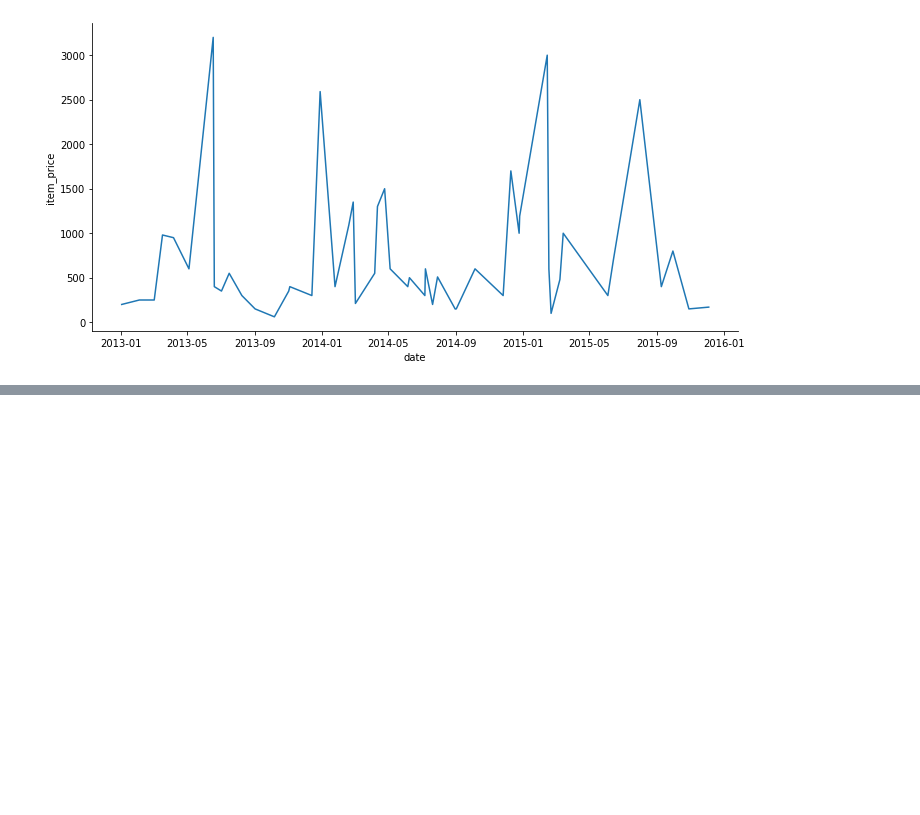
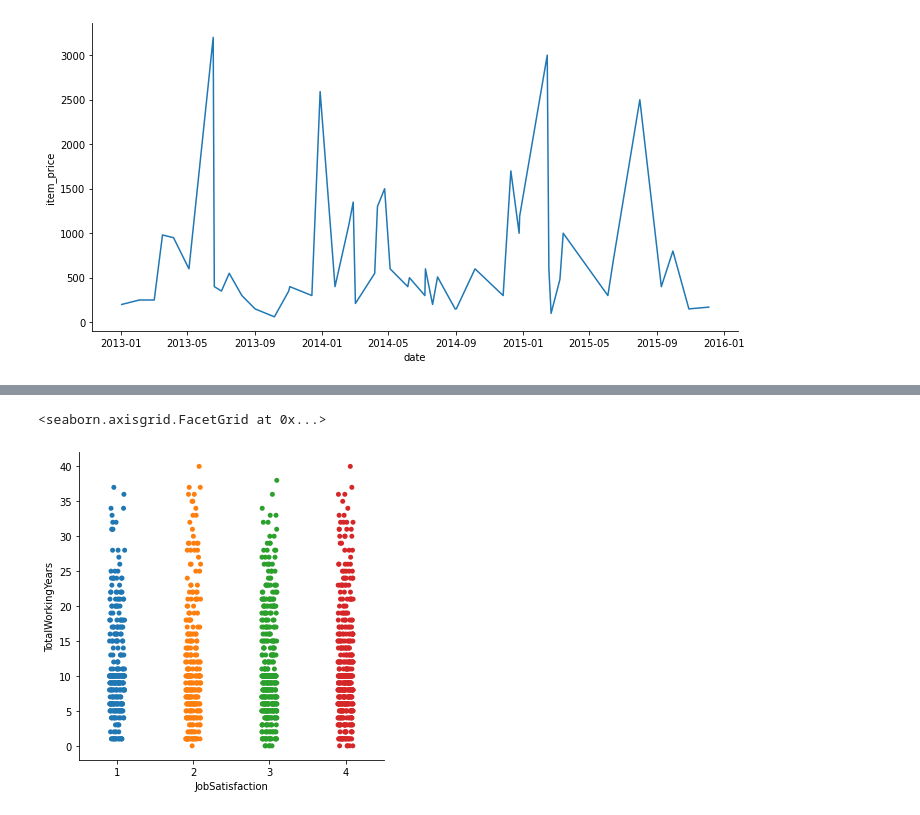
Before and after one commit to agomesdacosta3/H3_Exo_Python, a Jupyter notebook: Data.ipynb, the cells around one changed output, grey strips where cells are left out. Drawn from its saved outputs; the diff is of its cells as text; code cells hidden in the pictures; blank space fills up the shorter version.

```diff
--- a/Data.ipynb
+++ b/Data.ipynb
@@ -227,0 +254,7 @@ trace ( x = "nom_colonne_x", y = " nom_y" , df) avec df la source de données =>
+# %%
+df = pd.DataFrame(data=file3, columns= ["TotalWorkingYears","JobSatisfaction"])
+
+sb.catplot(x = "JobSatisfaction", y = "TotalWorkingYears", data=df)
+# %% [output]
+<seaborn.axisgrid.FacetGrid at 0x...>
+[figure, added]
```
Also changed, not shown: parts of 11 cells of this notebook.
